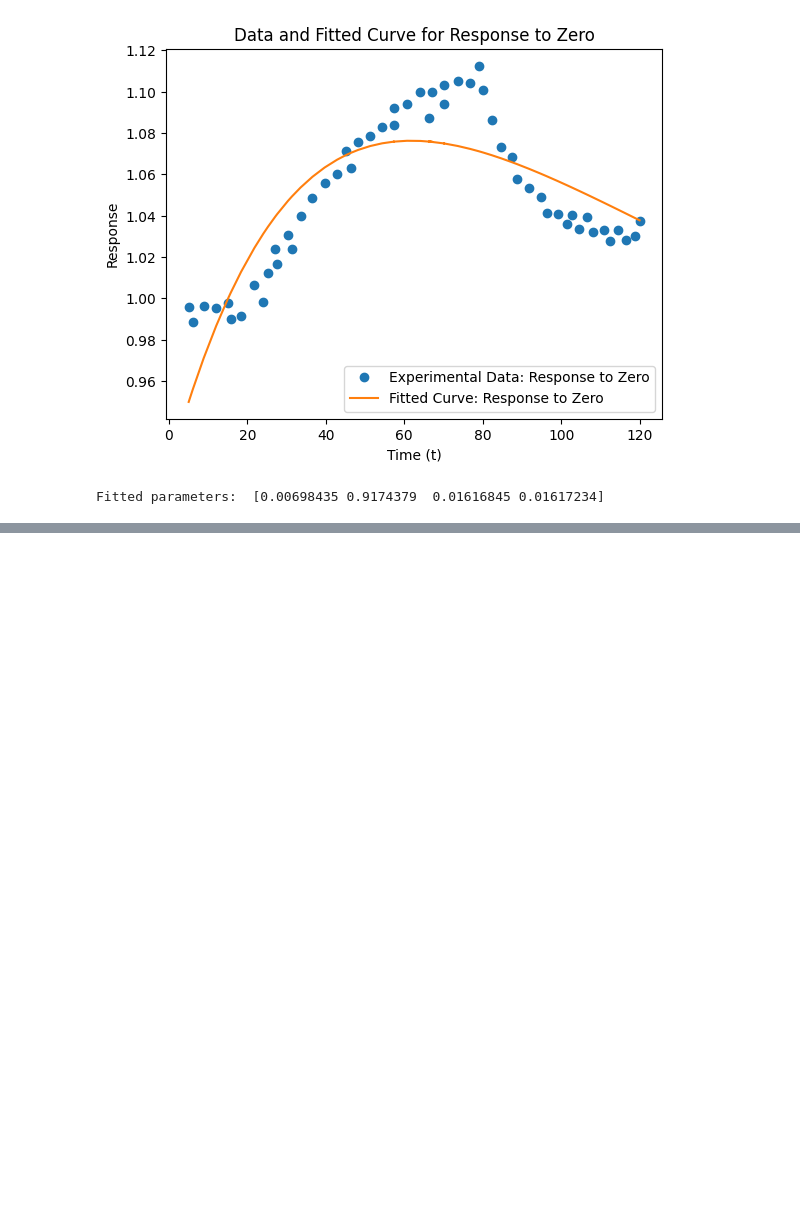
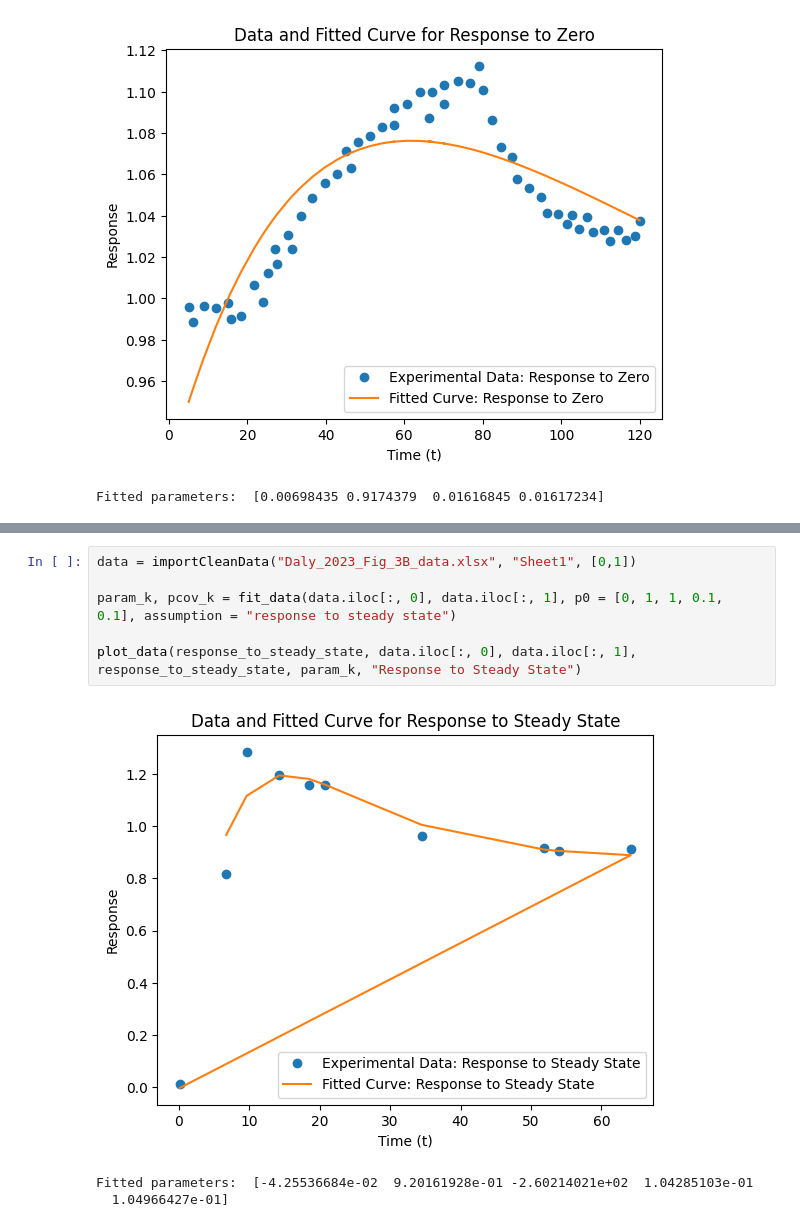
Before and after one commit to Ara101/Data_extraction_kinetic_signaling_data, a Jupyter notebook: Code/python/rate_kinetics_final.ipynb, the cells around one changed output, grey strips where cells are left out. Drawn from its saved outputs; the diff is of its cells as text; blank space fills up the shorter version.

```diff
--- a/Code/python/rate_kinetics_final.ipynb
+++ b/Code/python/rate_kinetics_final.ipynb
@@ -373,0 +383,10 @@ Fitted parameters:  [0.00698435 0.9174379  0.01616845 0.01617234]
+# %%
+data = importCleanData("Daly_2023_Fig_3B_data.xlsx", "Sheet1", [0,1])
+
+param_k, pcov_k = fit_data(data.iloc[:, 0], data.iloc[:, 1], p0 = [0, 1, 1, 0.1, 0.1], assumption = "response to steady state")
+
+plot_data(response_to_steady_state, data.iloc[:, 0], data.iloc[:, 1], response_to_steady_state, param_k, "Response to Steady State")
+# %% [output]
+[figure, added]
+Fitted parameters:  [-4.25536684e-02  9.20161928e-01 -2.60214021e+02  1.04285103e-01
+  1.04966427e-01]
```
Also changed, not shown: parts of 6 cells of this notebook.
